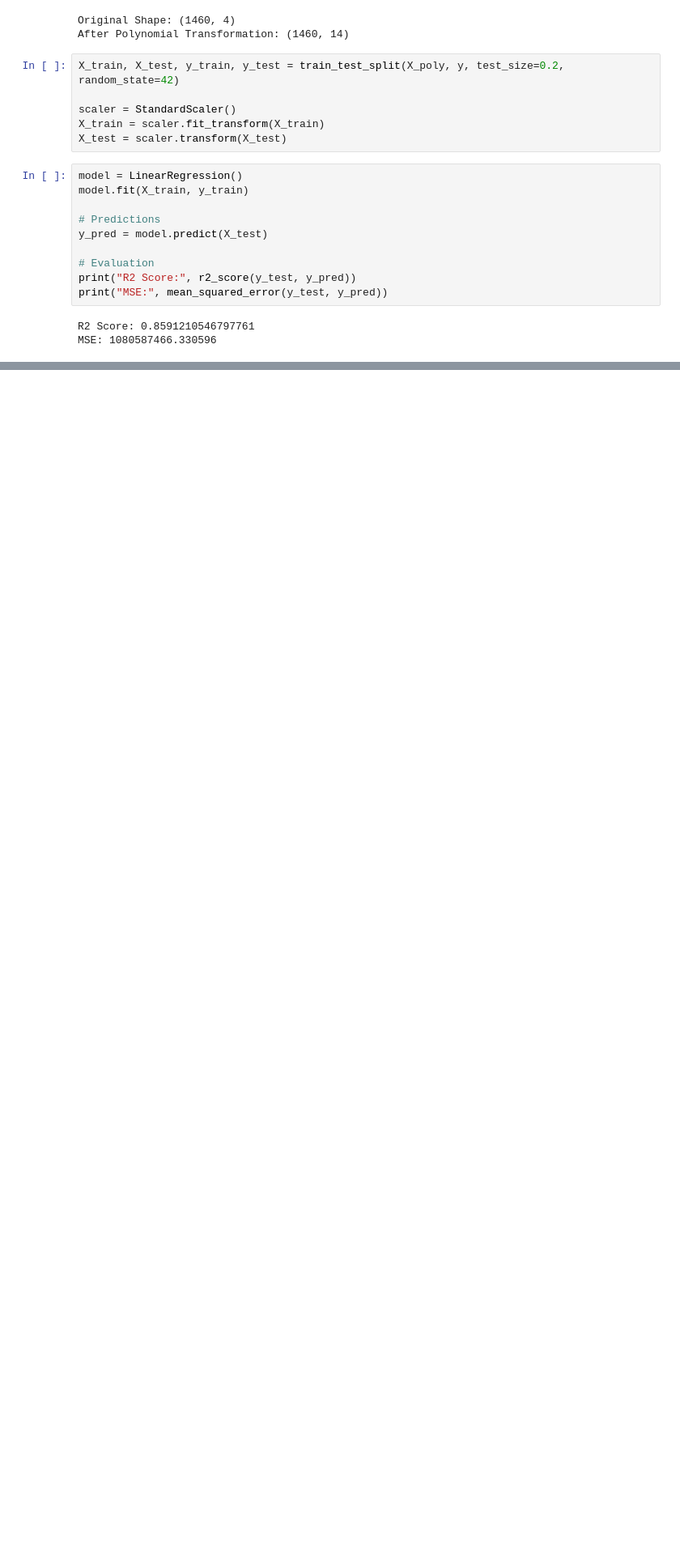
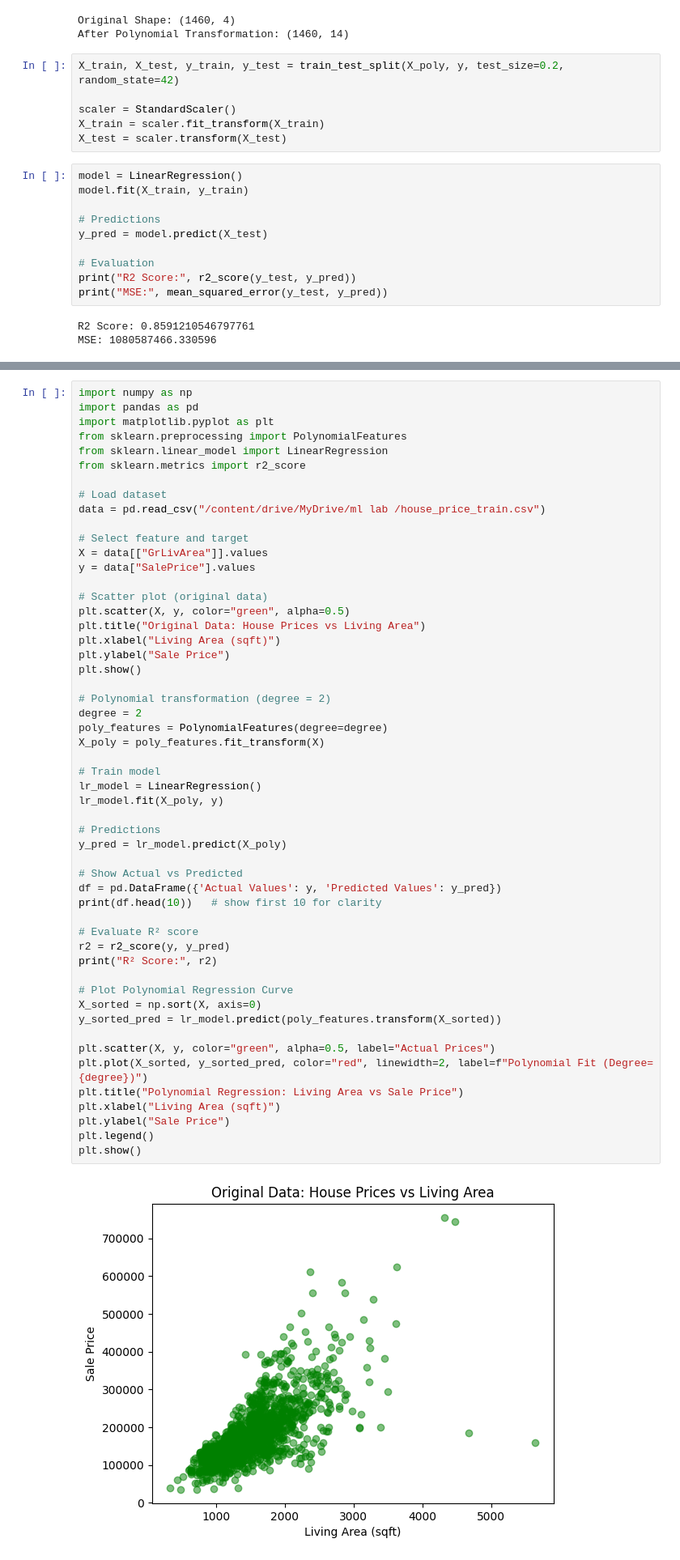
Before and after one commit to Varshini151205/ML, a Jupyter notebook: week5.ipynb, the cells around one changed output, grey strips where cells are left out. Shown: that part at 81% size. Drawn from its saved outputs; the diff is of its cells as text; blank space fills up the shorter version.

```diff
--- a/week5.ipynb
+++ b/week5.ipynb
@@ -191,3 +191,58 @@ plt.legend()
 plt.show()
 # %% [output]
 [figure]
+# %%
+import numpy as np
+import pandas as pd
+import matplotlib.pyplot as plt
+from sklearn.preprocessing import PolynomialFeatures
+from sklearn.linear_model import LinearRegression
+from sklearn.metrics import r2_score
+
+# Load dataset
+data = pd.read_csv("/content/drive/MyDrive/ml lab /house_price_train.csv")
+
+# Select feature and target
+X = data[["GrLivArea"]].values
+y = data["SalePrice"].values
+
+# Scatter plot (original data)
+plt.scatter(X, y, color="green", alpha=0.5)
+plt.title("Original Data: House Prices vs Living Area")
+plt.xlabel("Living Area (sqft)")
+plt.ylabel("Sale Price")
+plt.show()
+
+# Polynomial transformation (degree = 2)
+degree = 2
+poly_features = PolynomialFeatures(degree=degree)
+X_poly = poly_features.fit_transform(X)
+
+# Train model
+lr_model = LinearRegression()
+lr_model.fit(X_poly, y)
+
+# Predictions
+y_pred = lr_model.predict(X_poly)
+
+# Show Actual vs Predicted
+df = pd.DataFrame({'Actual Values': y, 'Predicted Values': y_pred})
+print(df.head(10))   # show first 10 for clarity
+
+# Evaluate R² score
+r2 = r2_score(y, y_pred)
+print("R² Score:", r2)
+
+# Plot Polynomial Regression Curve
+X_sorted = np.sort(X, axis=0)
+y_sorted_pred = lr_model.predict(poly_features.transform(X_sorted))
+
+plt.scatter(X, y, color="green", alpha=0.5, label="Actual Prices")
+plt.plot(X_sorted, y_sorted_pred, color="red", linewidth=2, label=f"Polynomial Fit (Degree={degree})")
+plt.title("Polynomial Regression: Living Area vs Sale Price")
+plt.xlabel("Living Area (sqft)")
+plt.ylabel("Sale Price")
+plt.legend()
+plt.show()
+# %% [output]
+[figure, added]
```
Also changed, not shown: parts of 1 cell of this notebook.
